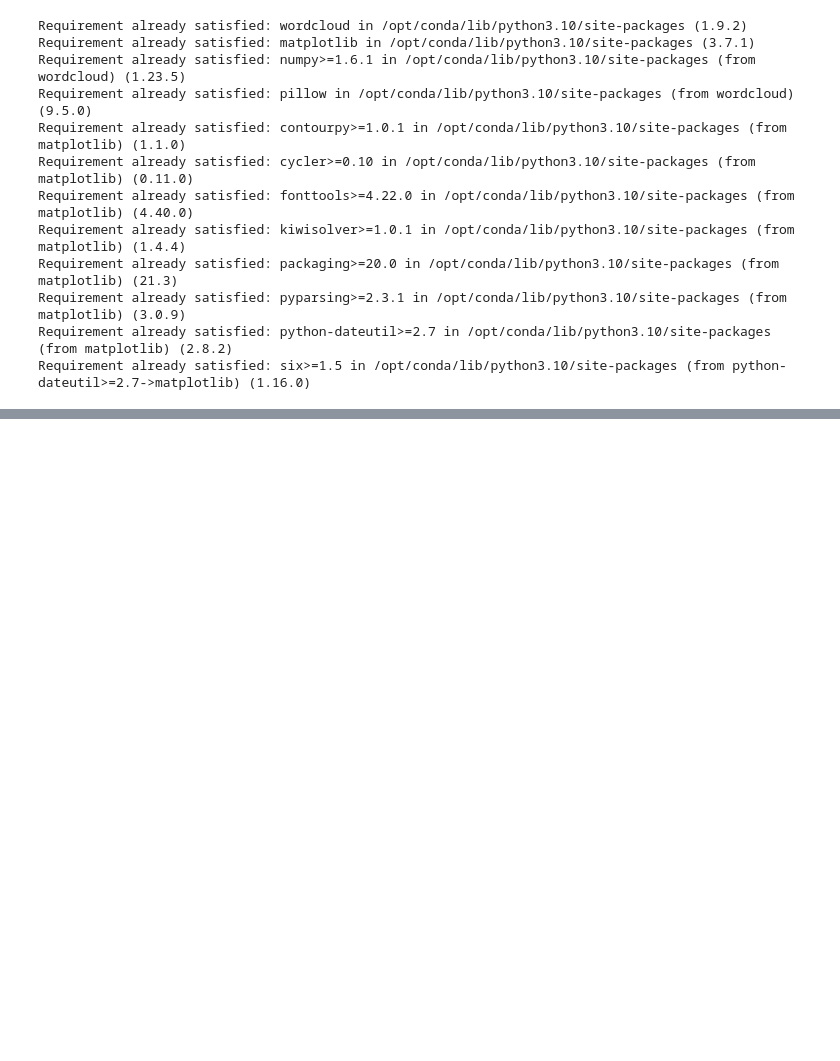
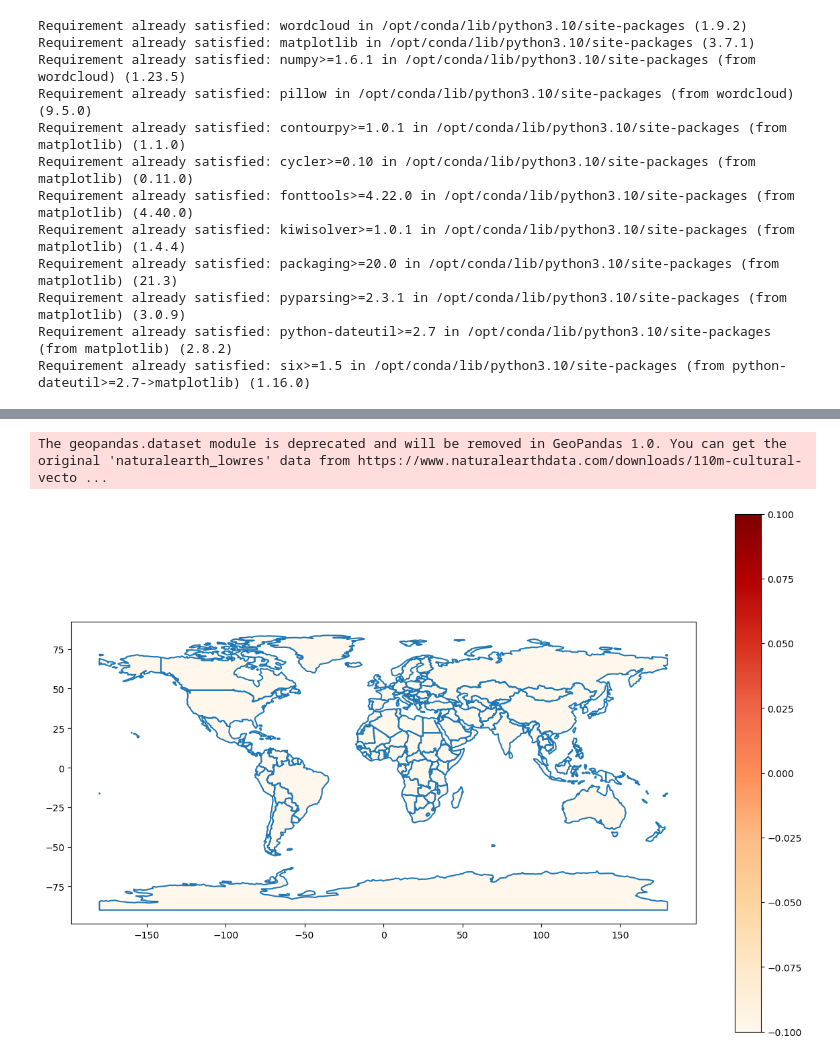
Before and after one commit to raj-rajat/Nuclear-Explosions-Data, a Jupyter notebook: nuclear-explosions-data.ipynb, the cells around one changed output, grey strips where cells are left out. Cells and saved outputs as stored; diff of their text form; code cells hidden in the pictures; blank space fills up the shorter version.

```diff
--- a/nuclear-explosions-data.ipynb
+++ b/nuclear-explosions-data.ipynb
@@ -845,0 +952,8 @@ plt.show()
+# %%
+from textblob import TextBlob
+
+# Apply sentiment analysis to the 'Data.Name' field
+df['sentiment'] = df['Data.Name'].apply(lambda x: TextBlob(str(x)).sentiment.polarity)
+
+# Print the average sentiment
+print('Average sentiment:', df['sentiment'].mean())
@@ -845,0 +982,27 @@ plt.show()
+# %%
+import geopandas as gpd
+import matplotlib.pyplot as plt
+
+# Load a GeoDataFrame with the boundaries of all countries
+world = gpd.read_file(gpd.datasets.get_path('naturalearth_lowres'))
+
+# Count the number of nuclear tests for each country
+df_country_counts = df['WEAPON SOURCE COUNTRY'].value_counts().reset_index()
+df_country_counts.columns = ['Country', 'Count']
+
+# Merge the GeoDataFrame with the counts DataFrame
+world = world.merge(df_country_counts, how='left', left_on='name', right_on='Country')
+
+# Replace missing values with 0
+world['Count'] = world['Count'].fillna(0)
+
+# Create the plot
+fig, ax = plt.subplots(figsize=(15, 10))
+world.boundary.plot(ax=ax)
+world.plot(column='Count', ax=ax, legend=True, cmap='OrRd')
+
+# Show the plot
+plt.show()
+# %% [output]
+The geopandas.dataset module is deprecated and will be removed in GeoPandas 1.0. You can get the original 'naturalearth_lowres' data from https://www.naturalearthdata.com/downloads/110m-cultural-vecto ...
+[figure, added]
```
Also changed, not shown: parts of 21 cells of this notebook.
